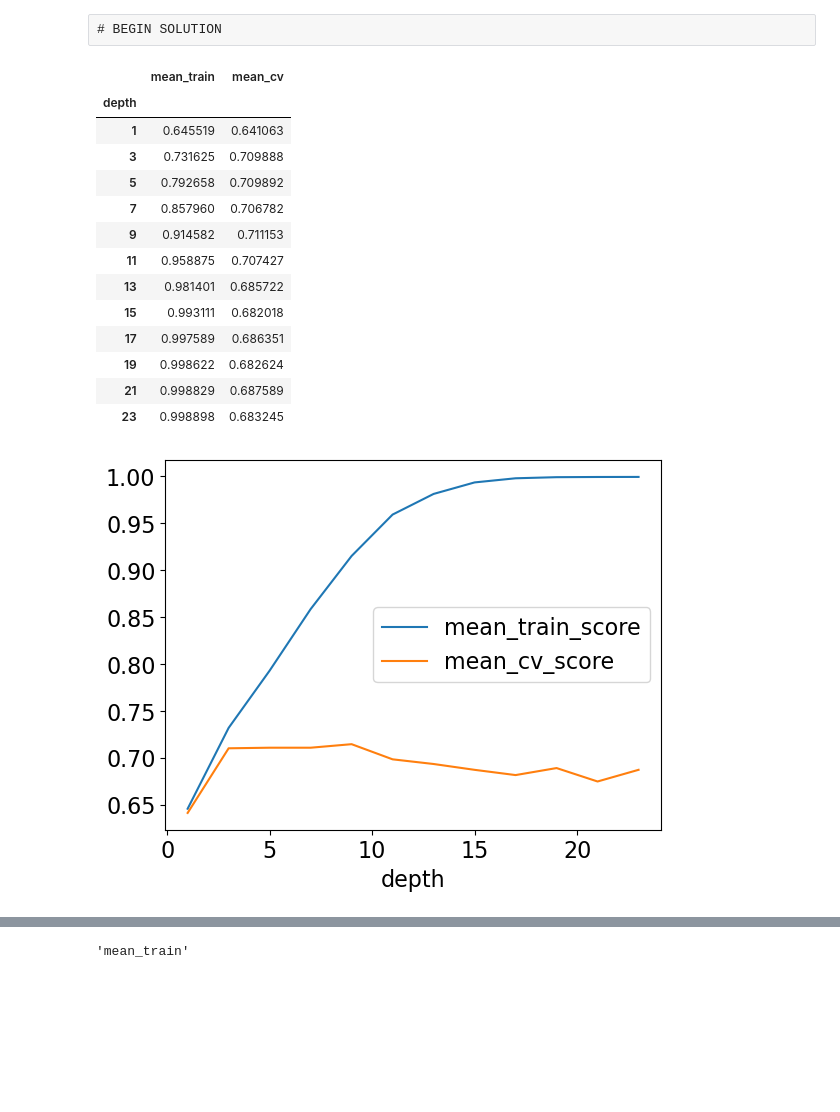
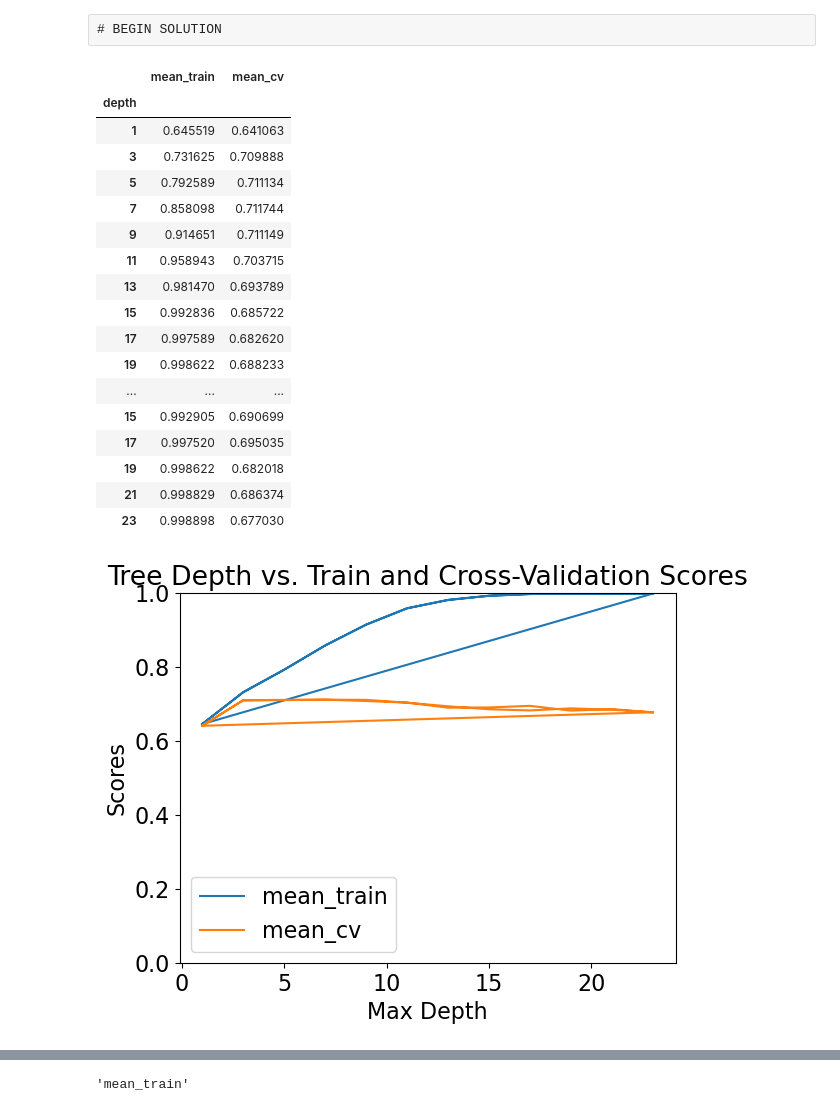
Before and after one commit to adipoluri/cpsc330, a Jupyter notebook: hw/hw2/hw2_sol(ANS).ipynb, the cells around one changed output, grey strips where cells are left out. Saved outputs shown, nothing was run; the diff lists cells and outputs as text; code cells hidden in the pictures; blank space fills up the shorter version.

```diff
--- a/hw/hw2/hw2_sol(ANS).ipynb
+++ b/hw/hw2/hw2_sol(ANS).ipynb
@@ -666,60 +666,43 @@ Solution_3.1
 # %%
 # max_depth_plot: the figure plotted for this exercise
 max_depth_plot = None
 
 # BEGIN SOLUTION
-results_dict = {"depth": [], "mean_train_score": [], "mean_cv_score": [], "std_cv": [], "std_train": []}
-param_grid = {"max_depth": np.arange(1, 25, 2)}
-
-for depth in param_grid["max_depth"]:
-    model = DecisionTreeClassifier(max_depth=depth)
-    scores = cross_validate(model, X_train, y_train, cv=10, return_train_score=True)
-    results_dict["depth"].append(depth)
-    results_dict["mean_cv_score"].append(np.mean(scores["test_score"]))
-    results_dict["mean_train_score"].append(np.mean(scores["train_score"]))
-    results_dict["std_cv"].append(scores["test_score"].std())
-    results_dict["std_train"].append(scores["train_score"].std())
-
-results_df = pd.DataFrame(results_dict)
-results_df = results_df.set_index("depth")
-max_depth_plot = results_df[["mean_train_score", "mean_cv_score"]].plot()
-
-results_dict = {
-    "depth": [],
-    "mean_train": [],
-    "mean_cv": []
-}
-
 param_grid = {"max_depth": np.arange(1, 25, 2)}
 
 for depth in param_grid["max_depth"]:
     model = DecisionTreeClassifier(max_depth=depth)
     scores = cross_validate(model, X_train, y_train, cv=10, return_train_score=True)
     results_dict["depth"].append(depth)
     results_dict["mean_cv"].append(np.mean(scores["test_score"]))
     results_dict["mean_train"].append(np.mean(scores["train_score"]))
 
 
 results_df = pd.DataFrame(results_dict)
 results_df = results_df.set_index("depth")
 
-max_depth_plot = results_df[["mean_train", "mean_cv"]].plot(ylabel = "Scores", xlabel = "depth", title = "Tree Depth vs. Train and Cross-Validation Scores", ylim=(0, 1));
+max_depth_plot = results_df[["mean_train", "mean_cv"]].plot(ylabel = "Scores", xlabel = "Max Depth", title = "Tree Depth vs. Train and Cross-Validation Scores", ylim=(0, 1));
 
 results_df
+
 # END SOLUTION
 # %% [output]
 |  | mean_train | mean_cv |
 | depth |  |  |
 | 1 | 0.645519 | 0.641063 |
 | 3 | 0.731625 | 0.709888 |
-| 5 | 0.792658 | 0.709892 |
-| 7 | 0.857960 | 0.706782 |
-| 9 | 0.914582 | 0.711153 |
-| 11 | 0.958875 | 0.707427 |
-| 13 | 0.981401 | 0.685722 |
-| 15 | 0.993111 | 0.682018 |
-| 17 | 0.997589 | 0.686351 |
-| 19 | 0.998622 | 0.682624 |
-| 21 | 0.998829 | 0.687589 |
-| 23 | 0.998898 | 0.683245 |
+| 5 | 0.792589 | 0.711134 |
+| 7 | 0.858098 | 0.711744 |
+| 9 | 0.914651 | 0.711149 |
+| 11 | 0.958943 | 0.703715 |
+| 13 | 0.981470 | 0.693789 |
+| 15 | 0.992836 | 0.685722 |
+| 17 | 0.997589 | 0.682620 |
+| 19 | 0.998622 | 0.688233 |
+| ... | ... | ... |
+| 15 | 0.992905 | 0.690699 |
+| 17 | 0.997520 | 0.695035 |
+| 19 | 0.998622 | 0.682018 |
+| 21 | 0.998829 | 0.686374 |
+| 23 | 0.998898 | 0.677030 |
-[figure, old version]
+[figure, new version]
```
Also changed, not shown: parts of 2 cells of this notebook, 1 other file.
